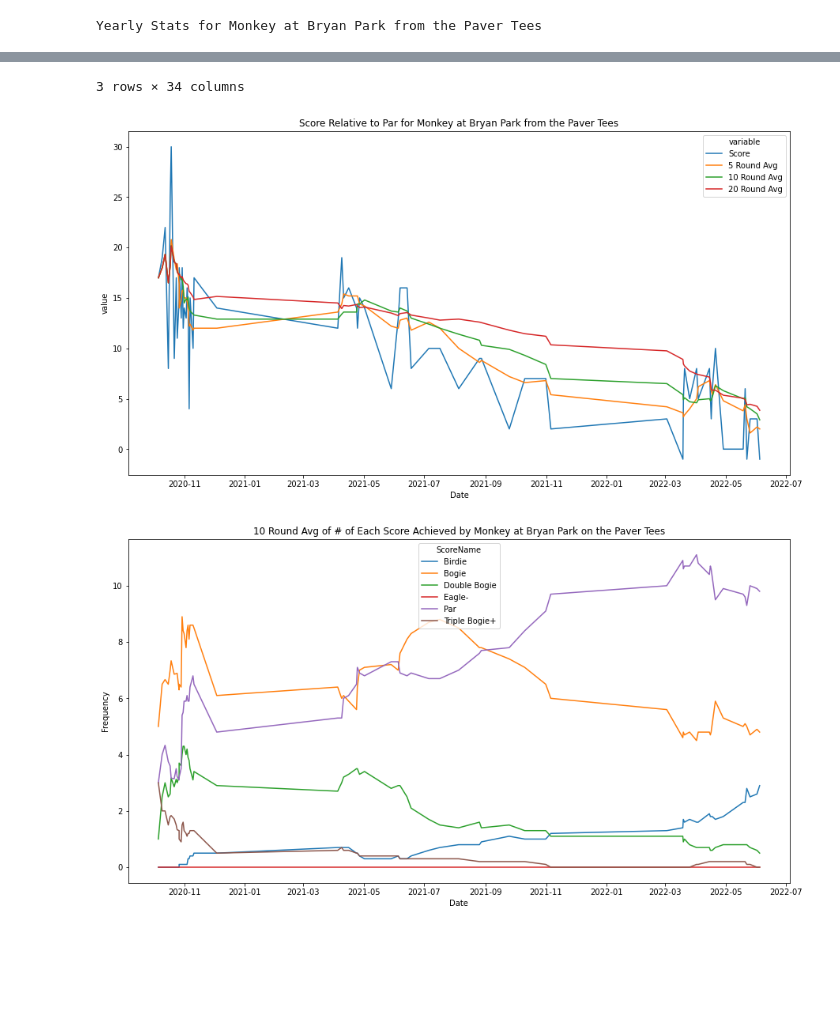
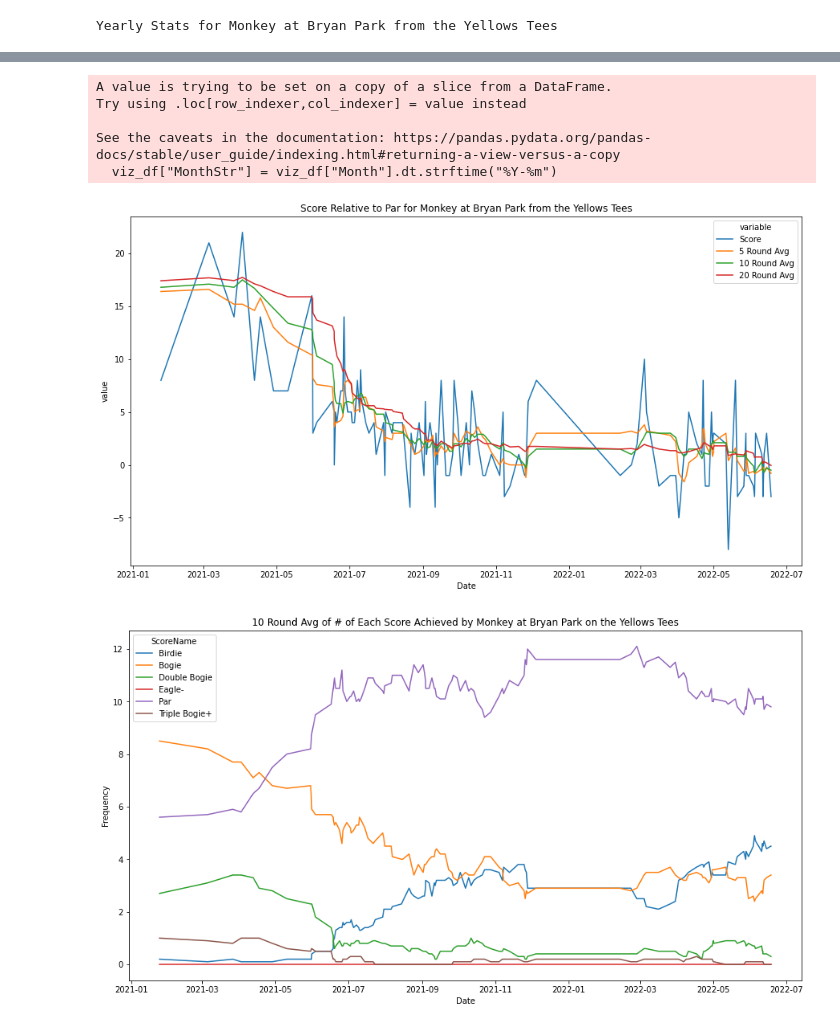
Before and after one commit to justinessert/udisc_stats, a Jupyter notebook: VisualizeUDiscStats.ipynb, the cells around one changed output, grey strips where cells are left out. Drawn from its saved outputs; the diff is of its cells as text; code cells hidden in the pictures; blank space fills up the shorter version.

```diff
--- a/VisualizeUDiscStats.ipynb
+++ b/VisualizeUDiscStats.ipynb
@@ -13,10 +13,15 @@ from udisc_stats import (
     get_score_avg,
     get_score_counts,
     get_player_stats,
-    print_segments
+    print_segments,
+    get_month_df,
+    plot_month_df,
 )
+
+pd.set_option('display.max_rows', 500)
+pd.set_option('display.max_columns', 500)
 # %%
-orig_df = pd.read_csv("~/Downloads/Udisc Scorecards.csv")
+orig_df = pd.read_csv("~/Downloads/Udisc Scorecards 2.csv")
 
 orig_df.head()
 # %% [output]
@@ -66,8 +54,9 @@ get_player_stats(
     df=df,
     player="Monkey",
     course="Bryan Park",
-    layout="Yelows Tees",
+    layout="Yellows Tees",
+    min_date="2021-01",
 )
 # %% [output]
-Yearly Stats for Monkey at Bryan Park from the Paver Tees
+Yearly Stats for Monkey at Bryan Park from the Yellows Tees
 |  | PlayerName | CourseName | LayoutNameAdj | Year | Total | +/- | Hole1 | Hole2 | Hole3 | Hole4 | ... |
@@ -77,3 +66,7 @@ Yearly Stats for Monkey at Bryan Park from the Paver Tees
-3 rows × 34 columns
+A value is trying to be set on a copy of a slice from a DataFrame.
+Try using .loc[row_indexer,col_indexer] = value instead
+
+See the caveats in the documentation: https://pandas.pydata.org/pandas-docs/stable/user_guide/indexing.html#returning-a-view-versus-a-copy
+  viz_df["MonthStr"] = viz_df["Month"].dt.strftime("%Y-%m")
-[figure, old version]
+[figure, new version]
-[figure, old version]
+[figure, new version]
```
Also changed, not shown: parts of 7 cells of this notebook, 1 other file.
